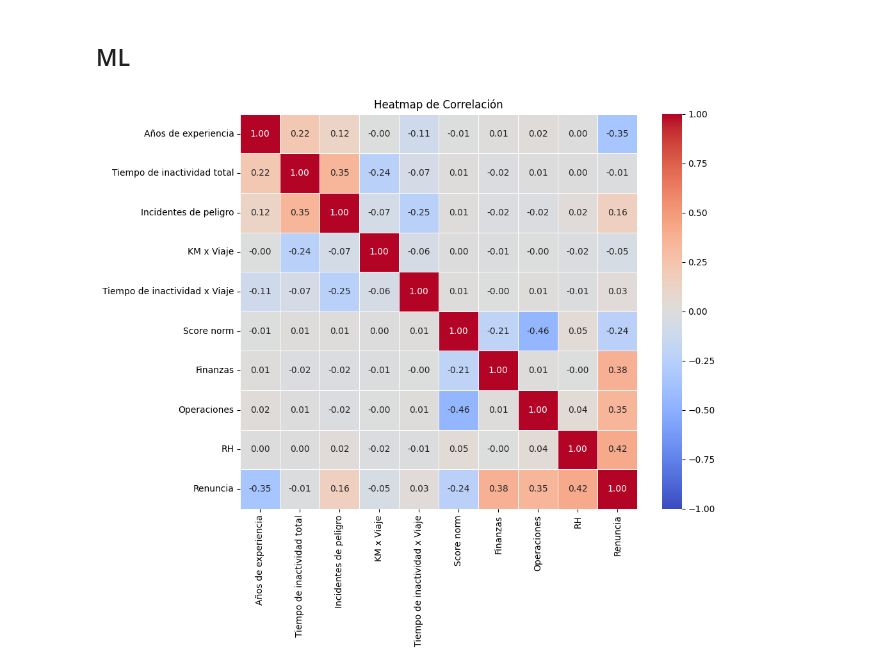
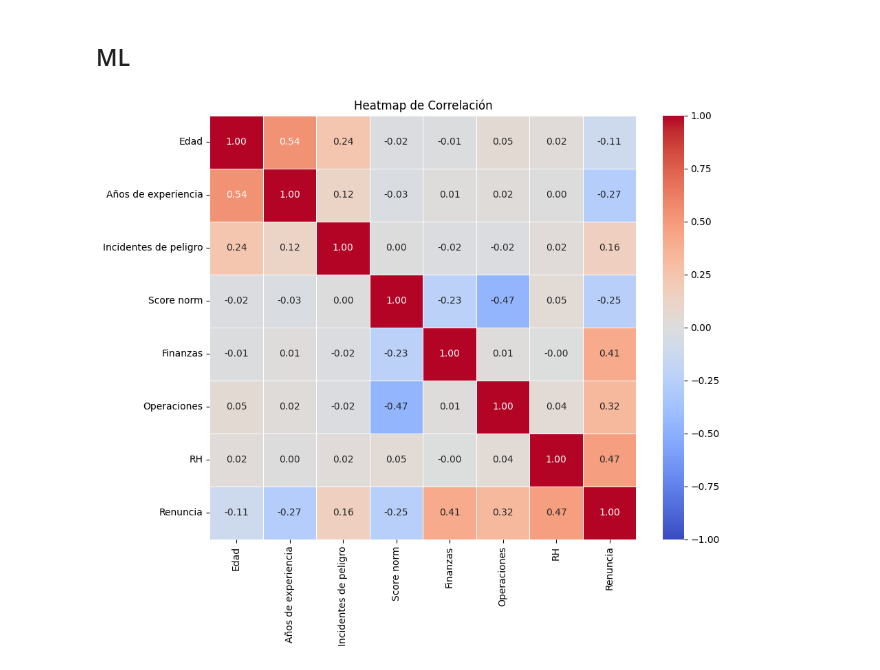
Before and after one commit to erick-mb/Traxion, a Jupyter notebook: Traxion.ipynb, the cells around one changed output. Drawn from its saved outputs; the diff is of its cells as text; code cells hidden in the pictures.

```diff
--- a/Traxion.ipynb
+++ b/Traxion.ipynb
@@ -212,37 +212,38 @@ def calcular_probabilidad_renuncia(row):
 
     # Factores que aumentan la probabilidad
 
-    prob += (100*row['Tiempo de inactividad total'] / row['Km totales recorridos']) # Improductivo o desmotivado
+    prob += 50*row['Negatividad'] # Comentarios negativos
+
+    prob += 30*row['RH'] # Sentimiento de insatisfacción laboral
+
+    prob += 20*row['Finanzas'] # Insatisfacción salarial
+
+    prob += 10*row['Operaciones'] # Mala gestión
 
     prob += 20*row['Incidentes de peligro'] # Condiciones peligrosas
 
-    prob += 50*row['Negatividad'] # Comentarios negativos
+    prob += .25*(row['Años de experiencia']-20)**2+ 100 # Atractivo para otras empresas
 
-    prob += 20*row['RH'] # Sentimiento de insatisfacción laboral
-
-    prob += 15*row['Finanzas'] # Insatisfacción salarial
-
-    prob += 10*row['Operaciones'] # Mala gestión
-
-    antiguedad = (pd.to_datetime('03/01/2025') - row['Fecha contratacion']).days
-    prob += 10/antiguedad # Las personas con menos antiguedad tienen menos apego a la empresa
+    prob += .25*(row['Tiempo de inactividad total'] / row['Viajes realizados']) # Improductivo o desmotivado
 
     # Factores que reducen la probabilidad
 
-    prob -= 5*row['Años de experiencia'] # Mayor confianza en el rol y adaptabilidad, más busqueda de estabilidad
+    prob -= .5*row['Edad'] # Mayor deseo de estabilidad
 
-    prob -= row['Viajes realizados']/500 # Mayor experiencia y satisfacción
+    antiguedad = (pd.to_datetime('03/01/2025') - row['Fecha contratacion']).days/365
+    prob -= .5*antiguedad # Mayor lealtad con la empresa
 
     return prob
 # %%
-from sklearn.preprocessing import MinMaxScaler
+from sklearn.preprocessing import StandardScaler
 
-total_df['Probabilidad Renuncia'] = total_df.apply(calcular_probabilidad_renuncia, axis=1)
+total_df['Score de Renuncia'] = total_df.apply(calcular_probabilidad_renuncia, axis=1)
 
 # Se normalizan las puntuaciones
-total_df['Probabilidad Renuncia'] = MinMaxScaler().fit_transform(total_df[['Probabilidad Renuncia']])
+total_df['Score de Renuncia'] = StandardScaler().fit_transform(total_df[['Score de Renuncia']])
 
 # Se fija un umbral
-total_df['Renuncia'] = (total_df['Probabilidad Renuncia'] > .38).astype(int)
-total_df['Renuncia'].sum() / len(total_df)
+total_df['Renuncia'] = (total_df['Score de Renuncia'] > 0).astype(int)
+
+print(f"Tasa de renuncia: {total_df['Renuncia'].sum()/len(total_df)}")
 # %% [output]
@@ -303,11 +312,4 @@ Try using .loc[row_indexer,col_indexer] = value instead
 
 See the caveats in the documentation: https://pandas.pydata.org/pandas-docs/stable/user_guide/indexing.html#returning-a-view-versus-a-copy
   app_quejas['NLP'] = app_quejas['Comentarios'].apply(lambda x: analizador_sentimientos(x)[0])
-# %%
-import pandas as pd
-
-app_quejas = pd.read_csv('app_quejas+nlp.csv')
-app_quejas['NLP'] = app_quejas['NLP'].apply(eval)
-empleados = pd.read_csv('empleados.csv')
-empleados['Fecha contratacion'] = pd.to_datetime(empleados['Fecha contratacion'])
 # %%
@@ -506,13 +521,13 @@ P-values de la prueba t:
 # %% [markdown]
 ## ML
 # %%
-predictor_columns = [x for x in numeric_columns if x not in ['Antigüedad (dias)', 'Viajes realizados','Km totales recorridos','Edad','Viajes x Año']]
+predictor_columns = [x for x in numeric_columns if x not in ['Tiempo de inactividad x Viaje', 'Tiempo de inactividad total', 'Viajes realizados', 'KM x Viaje', 'Km totales recorridos','Antigüedad (dias)','Viajes x Año']]
 correlation_matrix = joined_data[predictor_columns + ['Renuncia']].corr()
 plt.figure(figsize=(10, 8))
 sns.heatmap(correlation_matrix, annot=True, cmap='coolwarm', fmt='.2f', linewidths=0.5, vmin=-1, vmax=1)
 
 plt.title("Heatmap de Correlación")
 plt.show()
 correlation_matrix
 # %% [output]
-[figure, old version]
+[figure, new version]
```
Also changed, not shown: parts of 26 cells of this notebook.
